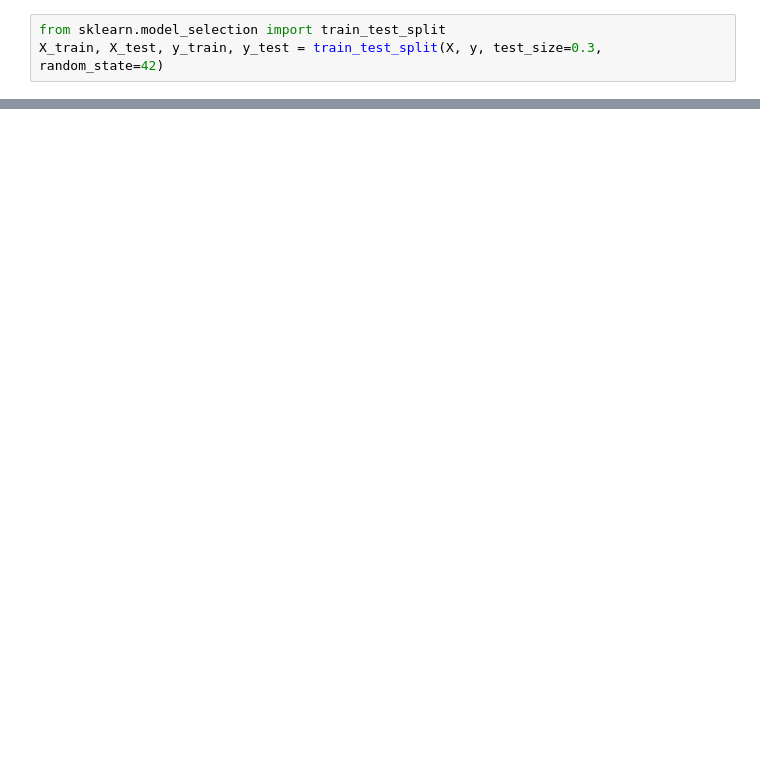
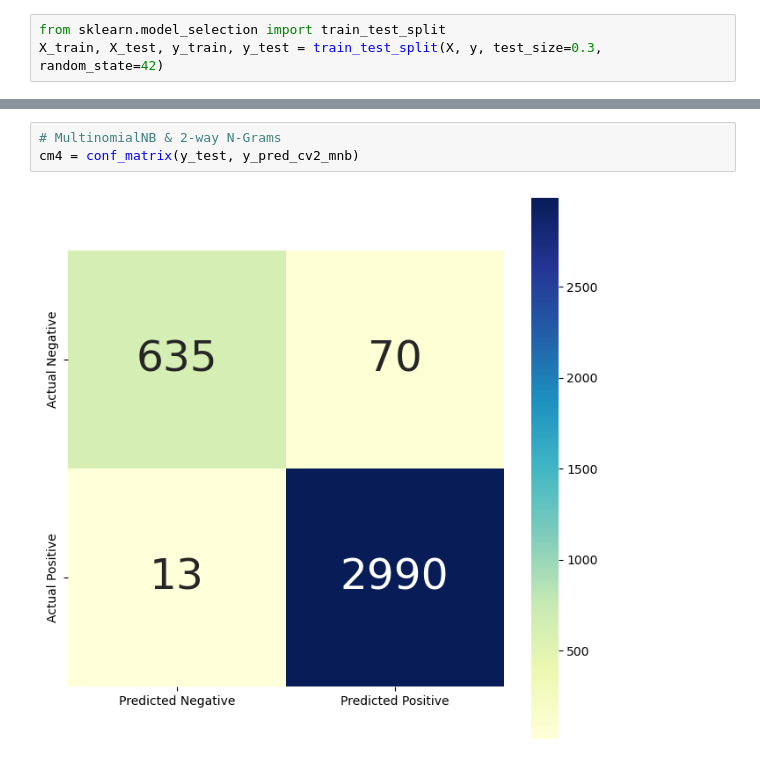
Before and after one commit to hasanenesguray/IDSA-DSBootcamp, a Jupyter notebook: Projects/Istanbul Data Science Academy - 4. Project/Amazon Comments - NLP.ipynb, the cells around one changed output, grey strips where cells are left out. Drawn from its saved outputs; the diff is of its cells as text; blank space fills up the shorter version.

```diff
--- a/Projects/Istanbul Data Science Academy - 4. Project/Amazon Comments - NLP.ipynb
+++ b/Projects/Istanbul Data Science Academy - 4. Project/Amazon Comments - NLP.ipynb
@@ -173,0 +305,5 @@ X_train, X_test, y_train, y_test = train_test_split(X, y, test_size=0.3, random_
+# %%
+# MultinomialNB & 2-way N-Grams
+cm4 = conf_matrix(y_test, y_pred_cv2_mnb)
+# %% [output]
+[figure, added]
```
Also changed, not shown: parts of 17 cells of this notebook, 3 other files.
